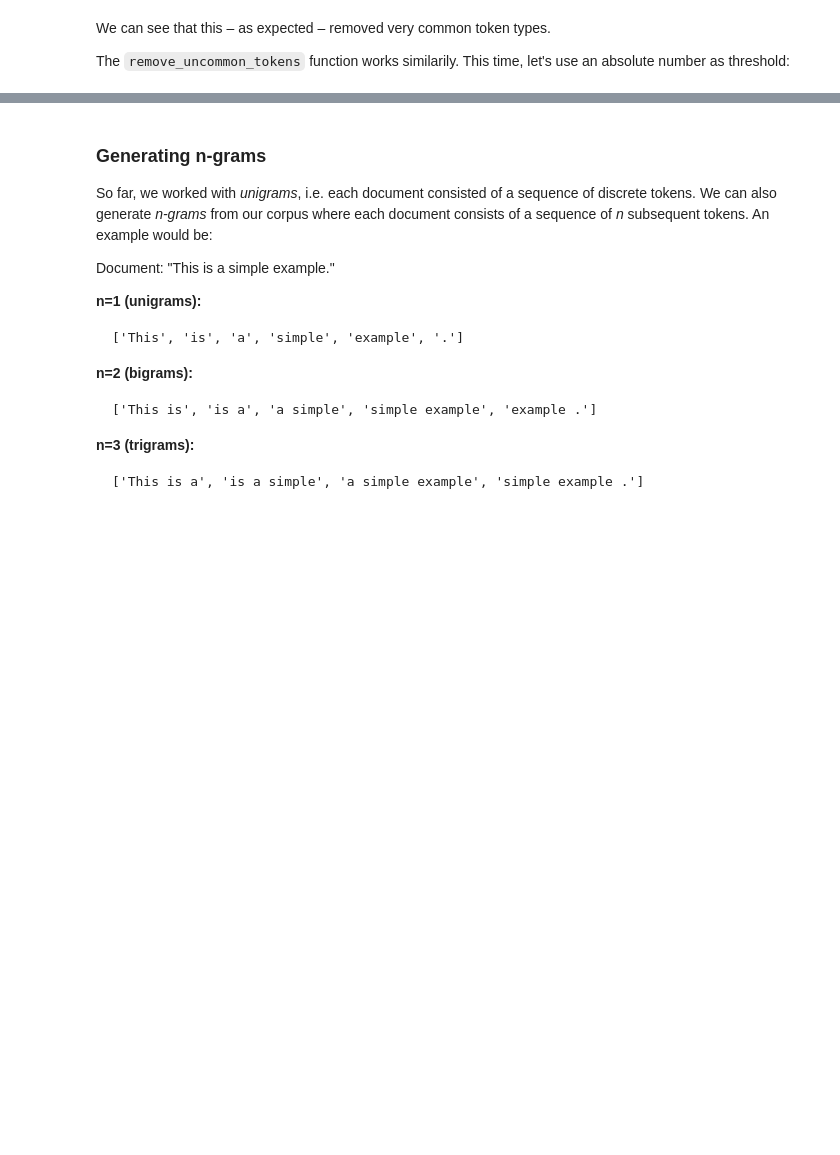
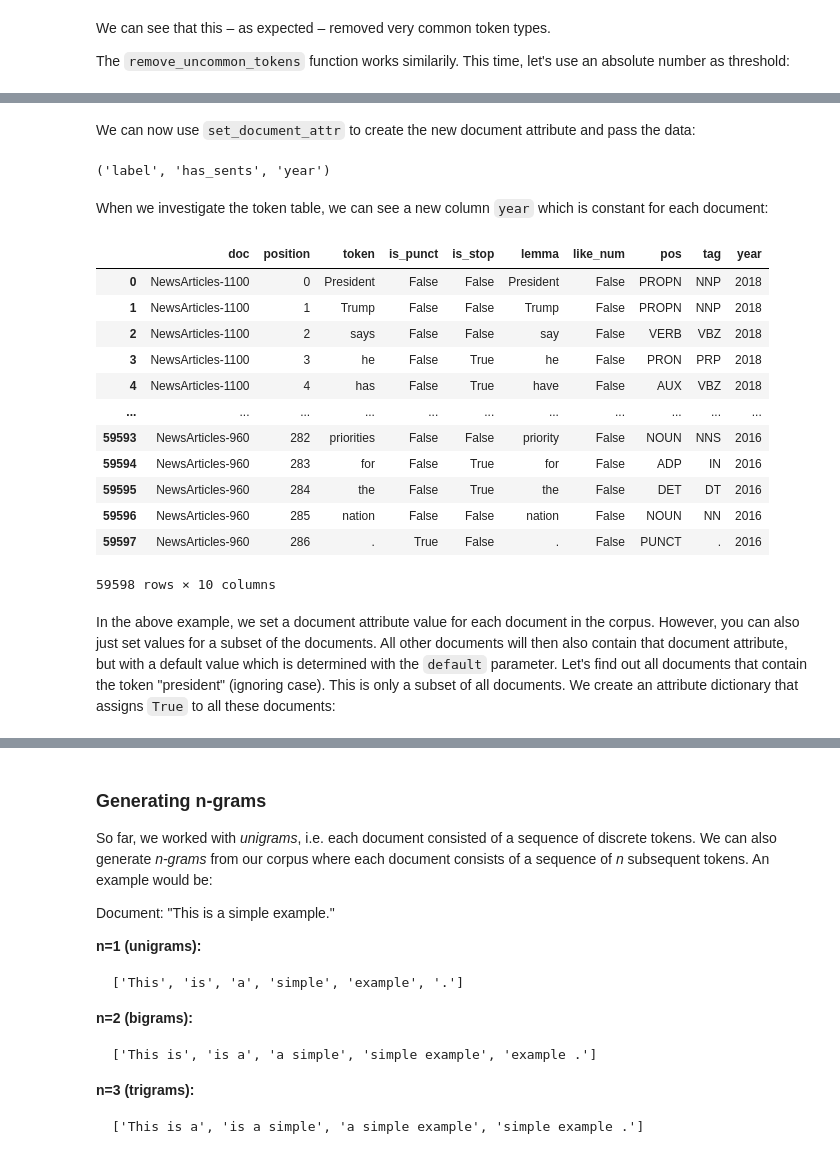
Before and after one commit to WZBSocialScienceCenter/tmtoolkit, a Jupyter notebook: doc/source/preprocessing.ipynb, the cells around one changed output, grey strips where cells are left out. Drawn from its saved outputs; the diff is of its cells as text; code cells hidden in the pictures; blank space fills up the shorter version.

```diff
--- a/doc/source/preprocessing.ipynb
+++ b/doc/source/preprocessing.ipynb
@@ -1443,0 +1363,3 @@ preproc.tokens_datatable
+# %%
+doc_years = {lbl: random.randint(2015, 2020) for lbl in corpus_orig}
+doc_years
@@ -1443,0 +1384,30 @@ preproc.tokens_datatable
+# %% [markdown]
+We can now use `set_document_attr` to create the new document attribute and pass the data:
+# %%
+from tmtoolkit.corpus import set_document_attr
+
+corpus_new = set_document_attr(corpus_orig, 'year', data=doc_years, inplace=False)
+# using the `doc_attrs` property to check that the new attribute is recorded:
+corpus_new.doc_attrs
+# %% [output]
+('label', 'has_sents', 'year')
+# %% [markdown]
+When we investigate the token table, we can see a new column `year` which is constant for each document:
+# %%
+tokens_table(corpus_new)
+# %% [output]
+|  | doc | position | token | is_punct | is_stop | lemma | like_num | pos | tag | year |
+| 0 | NewsArticles-1100 | 0 | President | False | False | President | False | PROPN | NNP | 2018 |
+| 1 | NewsArticles-1100 | 1 | Trump | False | False | Trump | False | PROPN | NNP | 2018 |
+| 2 | NewsArticles-1100 | 2 | says | False | False | say | False | VERB | VBZ | 2018 |
+| 3 | NewsArticles-1100 | 3 | he | False | True | he | False | PRON | PRP | 2018 |
+| 4 | NewsArticles-1100 | 4 | has | False | True | have | False | AUX | VBZ | 2018 |
+| ... | ... | ... | ... | ... | ... | ... | ... | ... | ... | ... |
+| 59593 | NewsArticles-960 | 282 | priorities | False | False | priority | False | NOUN | NNS | 2016 |
+| 59594 | NewsArticles-960 | 283 | for | False | True | for | False | ADP | IN | 2016 |
+| 59595 | NewsArticles-960 | 284 | the | False | True | the | False | DET | DT | 2016 |
+| 59596 | NewsArticles-960 | 285 | nation | False | False | nation | False | NOUN | NN | 2016 |
+| 59597 | NewsArticles-960 | 286 | . | True | False | . | False | PUNCT | . | 2016 |
+59598 rows × 10 columns
+# %% [markdown]
+In the above example, we set a document attribute value for each document in the corpus. However, you can also just set values for a subset of the documents. All other documents will then also contain that document attribute, but with a default value which is determined with the `default` parameter. Let's find out all documents that contain the token "president" (ignoring case). This is only a subset of all documents. We create an attribute dictionary that assigns `True` to all these documents:
```
Also changed, not shown: parts of 58 cells of this notebook, 2 other files.
